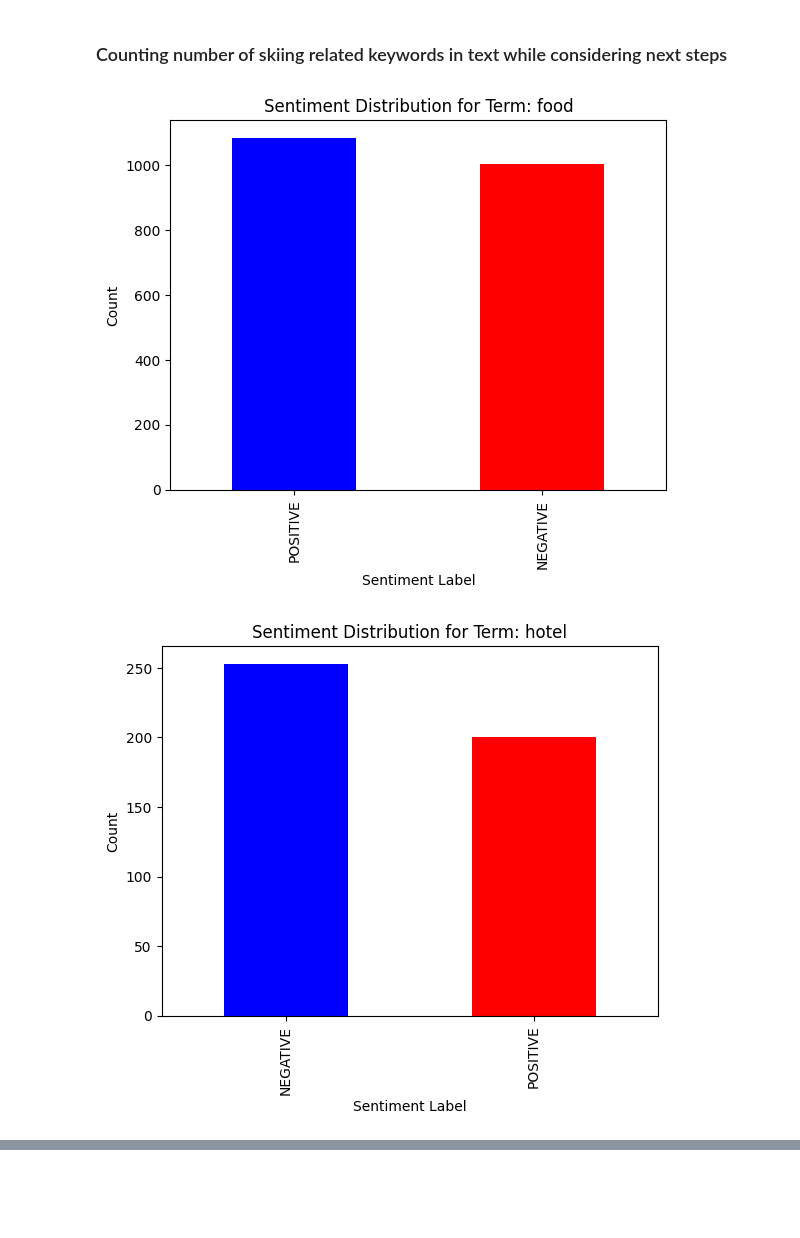
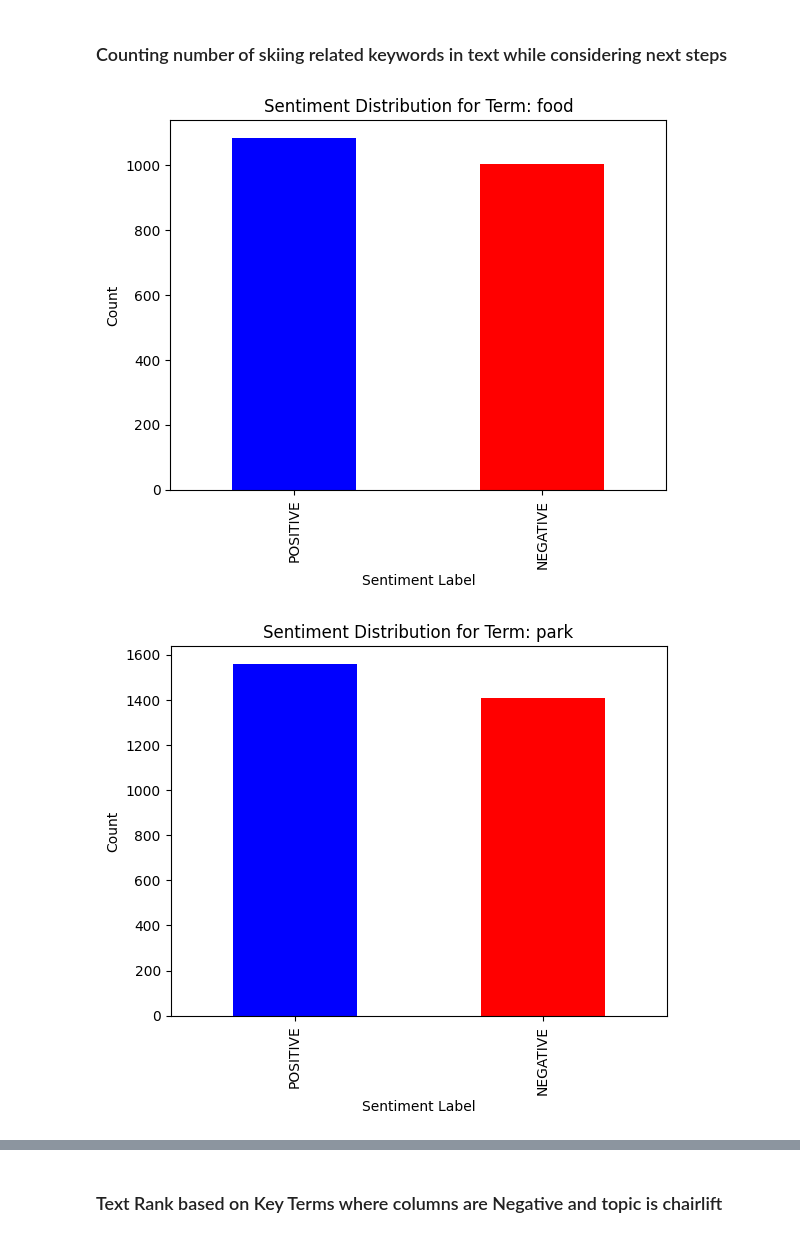
Before and after one commit to mattjohnescu/Personal-Work, a Jupyter notebook: Ski Areas Reviews NLP Project.ipynb, the cells around one changed output, grey strips where cells are left out. Drawn from its saved outputs; the diff is of its cells as text; code cells hidden in the pictures; blank space fills up the shorter version.

Commit message:
Added text rank for some key terms

```diff
--- a/Ski Areas Reviews NLP Project.ipynb
+++ b/Ski Areas Reviews NLP Project.ipynb
@@ -267,7 +267,7 @@ Top Keywords from Negative Sentiment by TextRank
 import matplotlib.pyplot as plt
 
 # Define the words you want to count
-individual_words_to_count = ["food", "hotel", "skiing", "terrain", "snow", "village", "family", "lodge", "resort"]
+individual_words_to_count = ["food", "park", "hotel", "skiing", "terrain", "snow", "village", "family", "lodge", "resort"]
 
 # Define related terms to be counted together
 combined_terms = {
@@ -286,31 +286,31 @@ def contains_any_term(text, words):
 def plot_sentiment_distribution_for_term(df, term):
     filtered_df = df[df['final_text'].apply(lambda x: contains_word(x, term))]
     sentiment_counts = filtered_df['transformers_sentiment'].value_counts()
 
     sentiment_counts.plot(kind='bar', color=['blue', 'red'])
     plt.title(f'Sentiment Distribution for Term: {term}')
     plt.xlabel('Sentiment Label')
     plt.ylabel('Count')
     plt.show()
 
 # Plotting function for combined terms
 def plot_sentiment_distribution_for_combined_terms(df, term, words):
     filtered_df = df[df['final_text'].apply(lambda x: contains_any_term(x, words))]
     sentiment_counts = filtered_df['transformers_sentiment'].value_counts()
 
     sentiment_counts.plot(kind='bar', color=['red', 'blue'])
     plt.title(f'Sentiment Distribution for Term: {term}')
     plt.xlabel('Sentiment Label')
     plt.ylabel('Count')
     plt.show()
 
 # Plot sentiment distribution for individual words
 for word in individual_words_to_count:
     plot_sentiment_distribution_for_term(ski_cleaned, word)
 
 # Plot sentiment distribution for combined terms
 for term, words in combined_terms.items():
     plot_sentiment_distribution_for_combined_terms(ski_cleaned, term, words)
 # %% [output]
 [figure]
-[figure, old version]
+[figure, new version]
@@ -324,0 +326,2 @@ for term, words in combined_terms.items():
+# %% [markdown]
+### Text Rank based on Key Terms where columns are Negative and topic is chairlift
```
Also changed, not shown: parts of 3 cells of this notebook.
